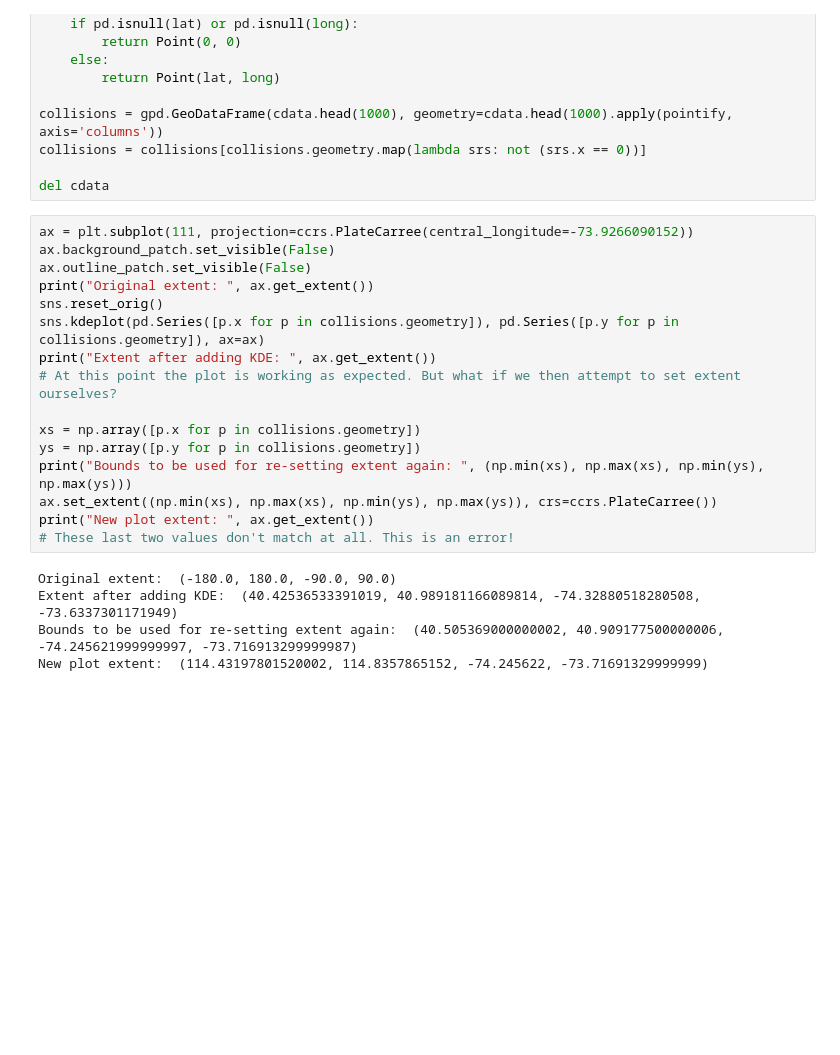
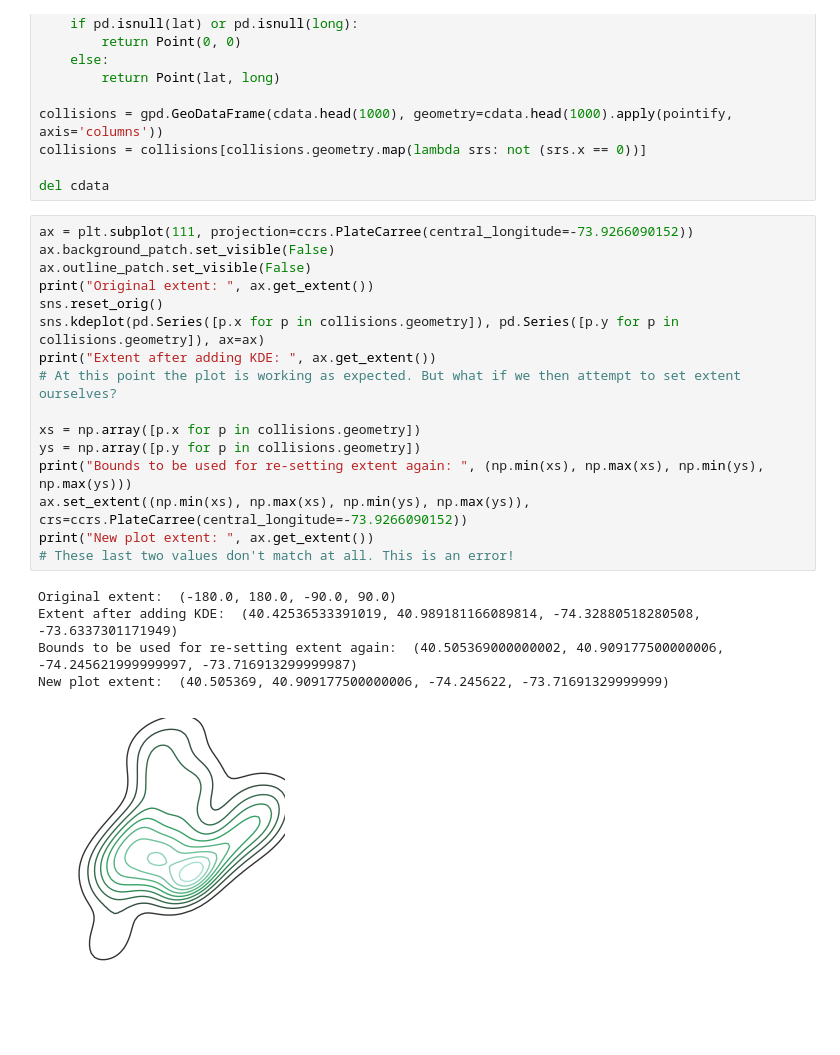
Before and after one commit to ResidentMario/geoplot, a Jupyter notebook: notebooks/extents-issue.ipynb, the cells around one changed output. Cells and saved outputs as stored; diff of their text form.

```diff
--- a/notebooks/extents-issue.ipynb
+++ b/notebooks/extents-issue.ipynb
@@ -35,22 +35,22 @@ del cdata
 # %%
 ax = plt.subplot(111, projection=ccrs.PlateCarree(central_longitude=-73.9266090152))
 ax.background_patch.set_visible(False)
 ax.outline_patch.set_visible(False)
 print("Original extent: ", ax.get_extent())
 sns.reset_orig()
 sns.kdeplot(pd.Series([p.x for p in collisions.geometry]), pd.Series([p.y for p in collisions.geometry]), ax=ax)
 print("Extent after adding KDE: ", ax.get_extent())
 # At this point the plot is working as expected. But what if we then attempt to set extent ourselves?
 
 xs = np.array([p.x for p in collisions.geometry])
 ys = np.array([p.y for p in collisions.geometry])
 print("Bounds to be used for re-setting extent again: ", (np.min(xs), np.max(xs), np.min(ys), np.max(ys)))
-ax.set_extent((np.min(xs), np.max(xs), np.min(ys), np.max(ys)), crs=ccrs.PlateCarree())
+ax.set_extent((np.min(xs), np.max(xs), np.min(ys), np.max(ys)), crs=ccrs.PlateCarree(central_longitude=-73.9266090152))
 print("New plot extent: ", ax.get_extent())
 # These last two values don't match at all. This is an error!
 # %% [output]
 Original extent:  (-180.0, 180.0, -90.0, 90.0)
 Extent after adding KDE:  (40.42536533391019, 40.989181166089814, -74.32880518280508, -73.6337301171949)
 Bounds to be used for re-setting extent again:  (40.505369000000002, 40.909177500000006, -74.245621999999997, -73.716913299999987)
-New plot extent:  (114.43197801520002, 114.8357865152, -74.245622, -73.71691329999999)
+New plot extent:  (40.505369, 40.909177500000006, -74.245622, -73.71691329999999)
-[figure, old version]
+[figure, new version]
```
Also changed, not shown: 2 other files.
